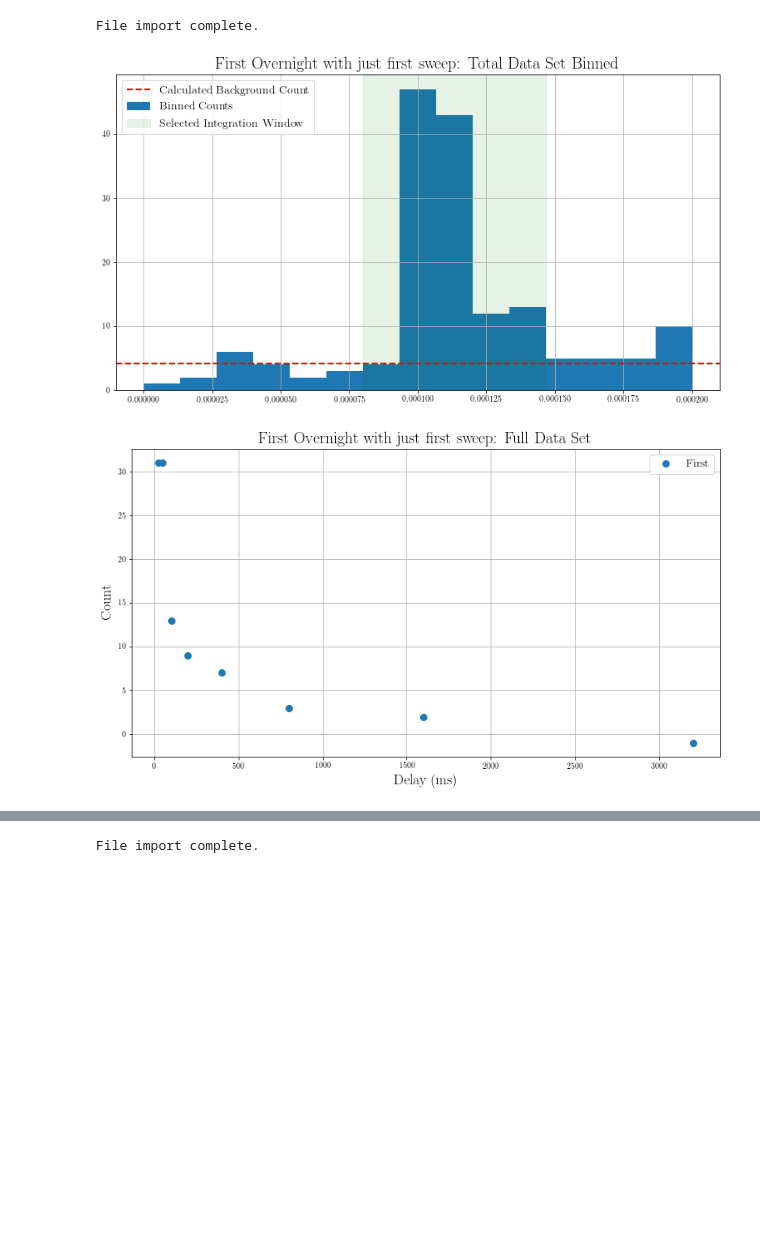
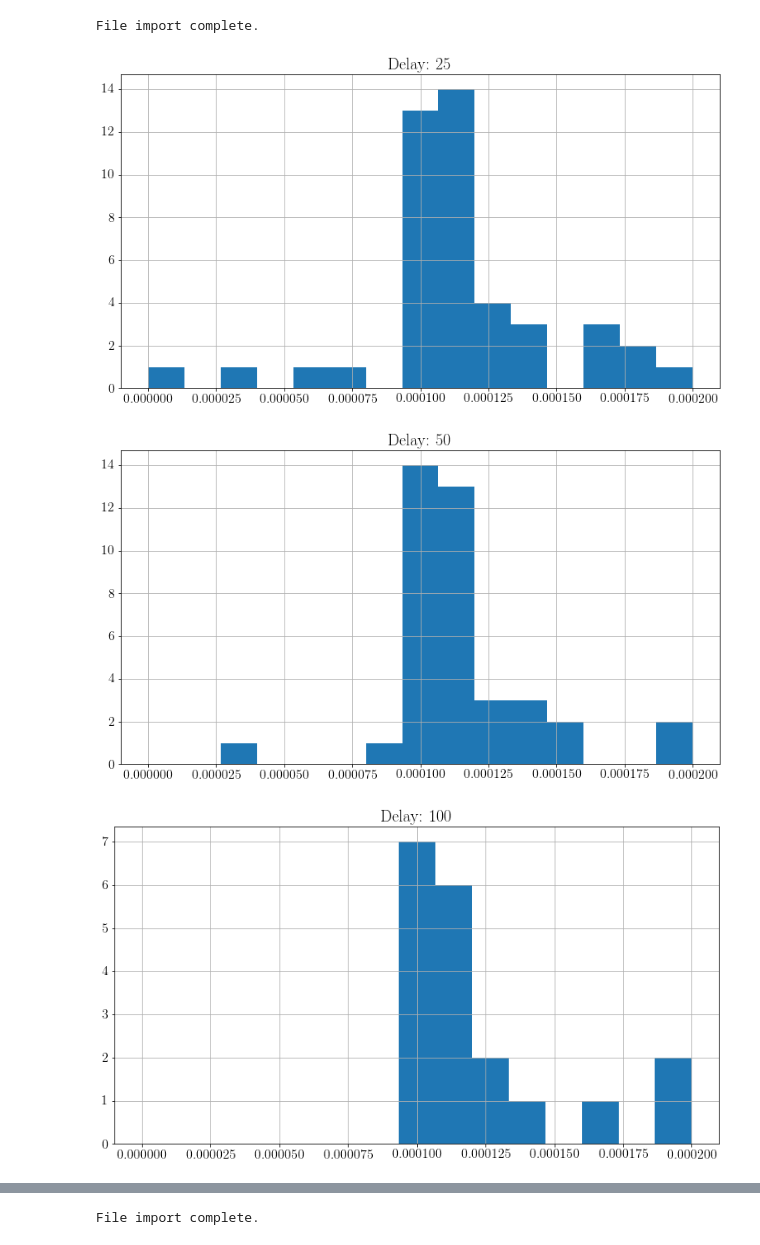
Before and after one commit to natephysics/positronPeakCounting, a Jupyter notebook: Overnight analysis notebook.ipynb, the cells around one changed output, grey strips where cells are left out. Drawn from its saved outputs; the diff is of its cells as text; code cells hidden in the pictures; blank space fills up the shorter version.

Commit message:
Updated overnight with full output

```diff
--- a/Overnight analysis notebook.ipynb
+++ b/Overnight analysis notebook.ipynb
@@ -303,7 +311,8 @@ data, index = ImportData(path)
 # %% [output]
 File import complete.
 # %%
-delayfirst, countfirst, = ProcessData(data, index, 'First Overnight with just first sweep')
+delayfirst, countfirst, = ProcessData(data, index, 'First Overnight with just first sweep', DisplayFullOutput=True)
 # %% [output]
-[figure, old version]
+[figure, new version]
-[figure, old version]
+[figure, new version]
+[figure, added]
```
Also changed, not shown: parts of 5 cells of this notebook.
